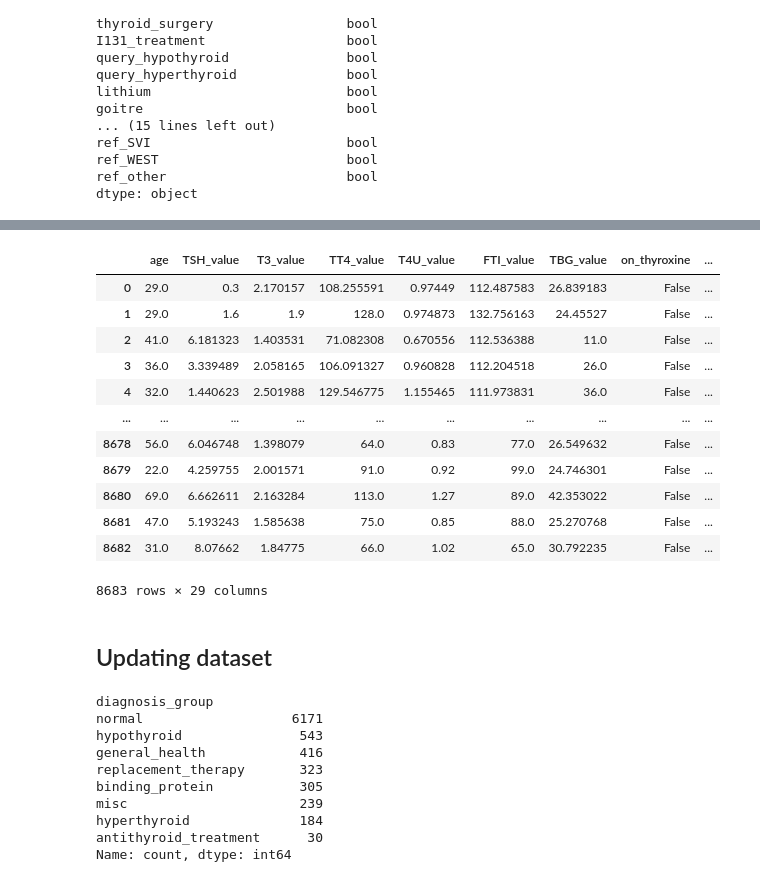
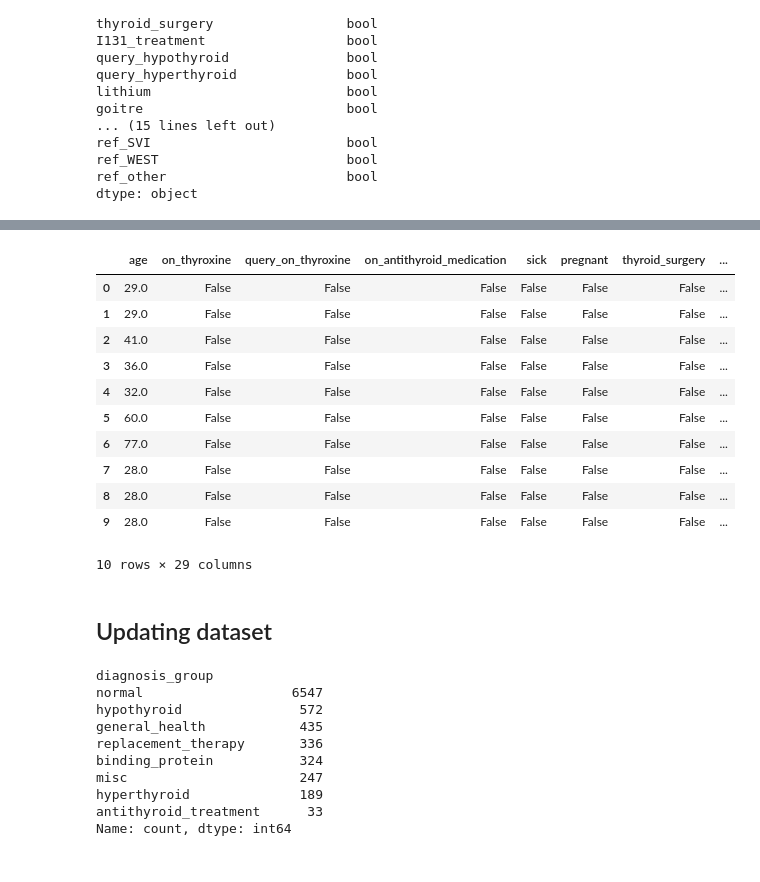
Before and after one commit to TheDavidLaCosa/MiniTFM, a Jupyter notebook: data_processing/imputer.ipynb, the cells around one changed output, grey strips where cells are left out. Cells and saved outputs as stored; diff of their text form; code cells hidden in the pictures.

```diff
--- a/data_processing/imputer.ipynb
+++ b/data_processing/imputer.ipynb
@@ -78,3 +94,29 @@ processor = ColumnTransformer(
 # %%
-x_imputed = processor.fit_transform(x)
-x_imputed = pd.DataFrame(x_imputed, columns = numeric_col.tolist() + categoric_col.tolist())
+# ALTÍSSIM HACK ##############
+index = x[y == "antithyroid_treatment"].index[0]
+x.loc[index, "TBG_value"] = 22.5
+
+index = x[y == "binding_protein"].index[0]
+x.loc[index, "TBG_value"] = 22.5
+##############################
+
+x_imputed = x.copy()
+
+for diagnosis in set(y):
+    x_subset = x[y == diagnosis]
+
+    print(diagnosis)
+
+    # Fit and transform
+    x_transformed = processor.fit_transform(x_subset)
+
+    # Turn back into DataFrame with correct column names
+    x_transformed_df = pd.DataFrame(x_transformed,
+                                    index=x_subset.index,
+                                    columns=numeric_col.tolist() + categoric_col.tolist())
+
+    # Assign back
+    x_imputed.loc[x_subset.index] = x_transformed_df
+
+# x_imputed = processor.fit_transform(x)
+# x_imputed = pd.DataFrame(x_imputed, columns = numeric_col.tolist() + categoric_col.tolist())
@@ -81,19 +167,18 @@ x_imputed = pd.DataFrame(x_imputed, columns = numeric_col.tolist() + categoric_c
 # %%
-x_imputed
+x_imputed.head(10)
 # %% [output]
-|  | age | TSH_value | T3_value | TT4_value | T4U_value | FTI_value | TBG_value | on_thyroxine | ... |
-| 0 | 29.0 | 0.3 | 2.170157 | 108.255591 | 0.97449 | 112.487583 | 26.839183 | False | ... |
-| 1 | 29.0 | 1.6 | 1.9 | 128.0 | 0.974873 | 132.756163 | 24.45527 | False | ... |
-| 2 | 41.0 | 6.181323 | 1.403531 | 71.082308 | 0.670556 | 112.536388 | 11.0 | False | ... |
-| 3 | 36.0 | 3.339489 | 2.058165 | 106.091327 | 0.960828 | 112.204518 | 26.0 | False | ... |
-| 4 | 32.0 | 1.440623 | 2.501988 | 129.546775 | 1.155465 | 111.973831 | 36.0 | False | ... |
-| ... | ... | ... | ... | ... | ... | ... | ... | ... | ... |
-| 8678 | 56.0 | 6.046748 | 1.398079 | 64.0 | 0.83 | 77.0 | 26.549632 | False | ... |
-| 8679 | 22.0 | 4.259755 | 2.001571 | 91.0 | 0.92 | 99.0 | 24.746301 | False | ... |
-| 8680 | 69.0 | 6.662611 | 2.163284 | 113.0 | 1.27 | 89.0 | 42.353022 | False | ... |
-| 8681 | 47.0 | 5.193243 | 1.585638 | 75.0 | 0.85 | 88.0 | 25.270768 | False | ... |
-| 8682 | 31.0 | 8.07662 | 1.84775 | 66.0 | 1.02 | 65.0 | 30.792235 | False | ... |
+|  | age | on_thyroxine | query_on_thyroxine | on_antithyroid_medication | sick | pregnant | thyroid_surgery | ... |
+| 0 | 29.0 | False | False | False | False | False | False | ... |
+| 1 | 29.0 | False | False | False | False | False | False | ... |
+| 2 | 41.0 | False | False | False | False | False | False | ... |
+| 3 | 36.0 | False | False | False | False | False | False | ... |
+| 4 | 32.0 | False | False | False | False | False | False | ... |
+| 5 | 60.0 | False | False | False | False | False | False | ... |
+| 6 | 77.0 | False | False | False | False | False | False | ... |
+| 7 | 28.0 | False | False | False | False | False | False | ... |
+| 8 | 28.0 | False | False | False | False | False | False | ... |
+| 9 | 28.0 | False | False | False | False | False | False | ... |
-8683 rows × 29 columns
+10 rows × 29 columns
 # %% [markdown]
 ## Updating dataset
 # %%
@@ -105,14 +190,14 @@ for col in dataset.columns:
 dataset.dropna()["diagnosis_group"].value_counts()
 # %% [output]
 diagnosis_group
-normal                   6171
-hypothyroid               543
-general_health            416
-replacement_therapy       323
-binding_protein           305
-misc                      239
-hyperthyroid              184
-antithyroid_treatment      30
+normal                   6547
+hypothyroid               572
+general_health            435
+replacement_therapy       336
+binding_protein           324
+misc                      247
+hyperthyroid              189
+antithyroid_treatment      33
 Name: count, dtype: int64
 # %%
 dataset = dataset.dropna()
```
Also changed, not shown: parts of 6 cells of this notebook, 4 other files.
